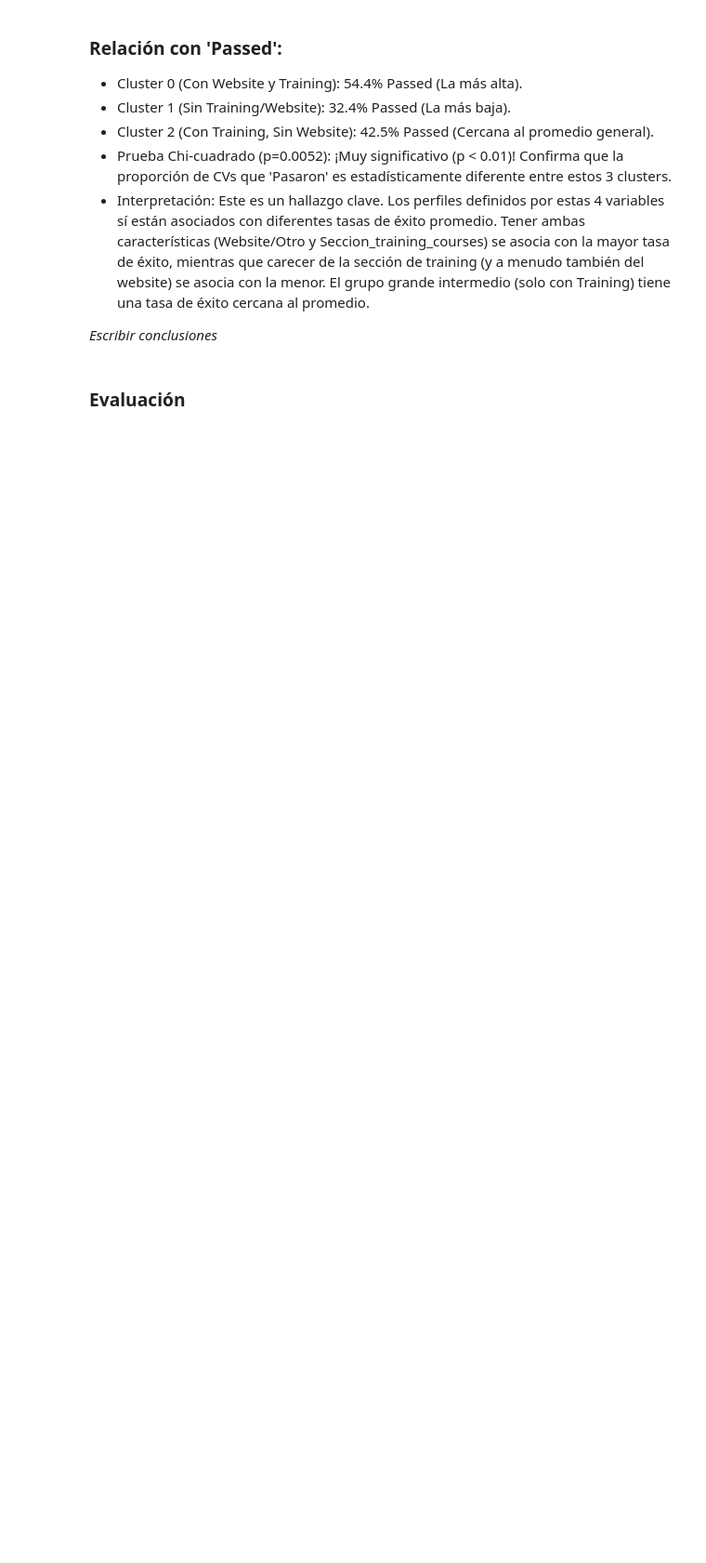
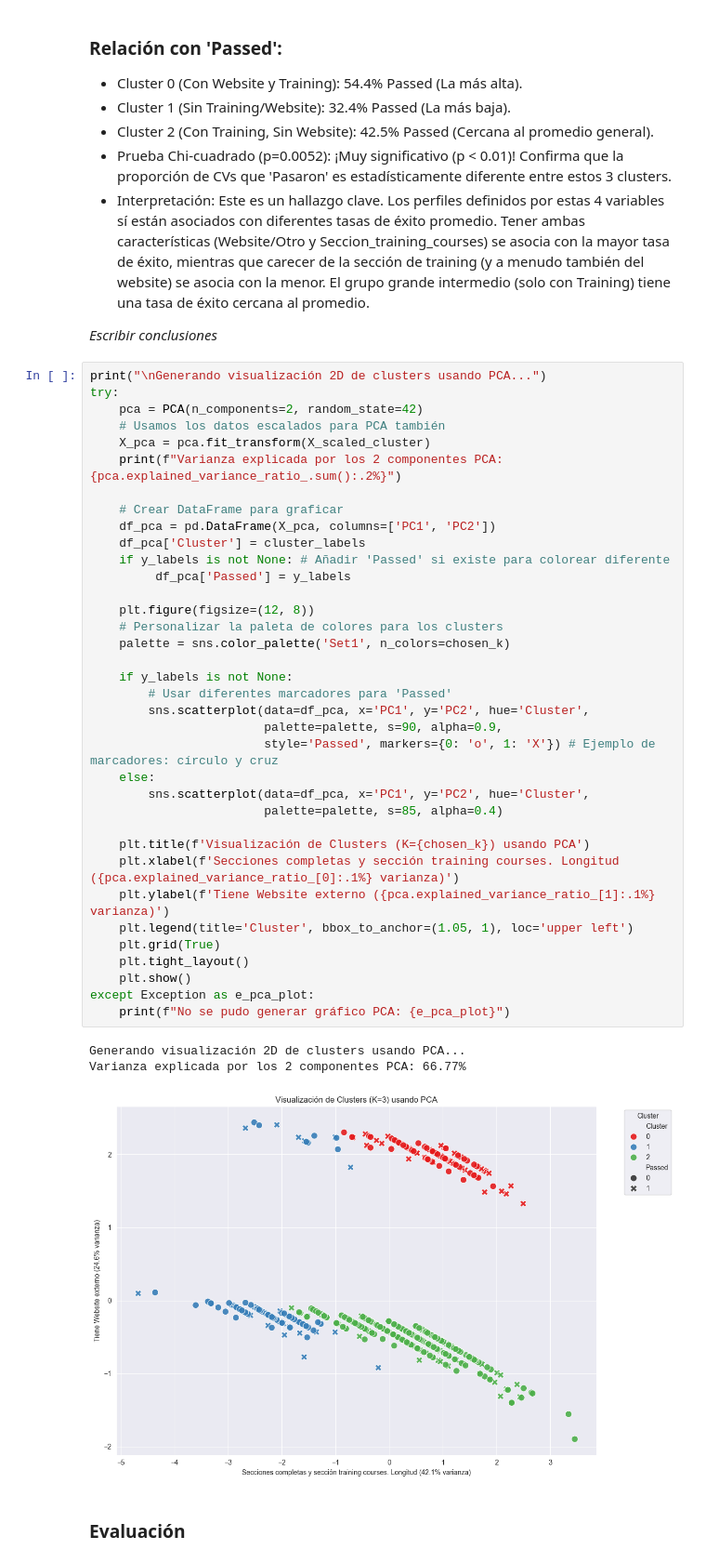
Before and after one commit to mastervecino/ProyectoFinalMaestria, a Jupyter notebook: Modelado/Clustering y PCA.ipynb, the cells around one changed output. Shown at 93% size. Drawn from its saved outputs; the diff is of its cells as text; blank space fills up the shorter version.

Commit message:
Nueva grafica

```diff
--- a/Modelado/Clustering y PCA.ipynb
+++ b/Modelado/Clustering y PCA.ipynb
@@ -957,6 +957,46 @@ Perfil: "Con Sección Training, Sin Website (Grupo Estándar)".
 - Interpretación: Este es un hallazgo clave. Los perfiles definidos por estas 4 variables sí están asociados con diferentes tasas de éxito promedio. Tener ambas características (Website/Otro y Seccion_training_courses) se asocia con la mayor tasa de éxito, mientras que carecer de la sección de training (y a menudo también del website) se asocia con la menor. El grupo grande intermedio (solo con Training) tiene una tasa de éxito cercana al promedio.
 
 *Escribir conclusiones*
+# %%
+print("\nGenerando visualización 2D de clusters usando PCA...")
+try:
+    pca = PCA(n_components=2, random_state=42)
+    # Usamos los datos escalados para PCA también
+    X_pca = pca.fit_transform(X_scaled_cluster)
+    print(f"Varianza explicada por los 2 componentes PCA: {pca.explained_variance_ratio_.sum():.2%}")
+
+    # Crear DataFrame para graficar
+    df_pca = pd.DataFrame(X_pca, columns=['PC1', 'PC2'])
+    df_pca['Cluster'] = cluster_labels
+    if y_labels is not None: # Añadir 'Passed' si existe para colorear diferente
+         df_pca['Passed'] = y_labels
+
+    plt.figure(figsize=(12, 8))
+    # Personalizar la paleta de colores para los clusters
+    palette = sns.color_palette('Set1', n_colors=chosen_k)
+
+    if y_labels is not None:
+        # Usar diferentes marcadores para 'Passed'
+        sns.scatterplot(data=df_pca, x='PC1', y='PC2', hue='Cluster',
+                        palette=palette, s=90, alpha=0.9,
+                        style='Passed', markers={0: 'o', 1: 'X'}) # Ejemplo de marcadores: círculo y cruz
+    else:
+        sns.scatterplot(data=df_pca, x='PC1', y='PC2', hue='Cluster',
+                        palette=palette, s=85, alpha=0.4)
+
+    plt.title(f'Visualización de Clusters (K={chosen_k}) usando PCA')
+    plt.xlabel(f'Secciones completas y sección training courses. Longitud ({pca.explained_variance_ratio_[0]:.1%} varianza)')
+    plt.ylabel(f'Tiene Website externo ({pca.explained_variance_ratio_[1]:.1%} varianza)')
+    plt.legend(title='Cluster', bbox_to_anchor=(1.05, 1), loc='upper left')
+    plt.grid(True)
+    plt.tight_layout()
+    plt.show()
+except Exception as e_pca_plot:
+    print(f"No se pudo generar gráfico PCA: {e_pca_plot}")
+# %% [output]
+Generando visualización 2D de clusters usando PCA...
+Varianza explicada por los 2 componentes PCA: 66.77%
+[figure, added]
 # %% [markdown]
 ### Evaluación
 # %%
```
Also changed, not shown: parts of 4 cells of this notebook.
